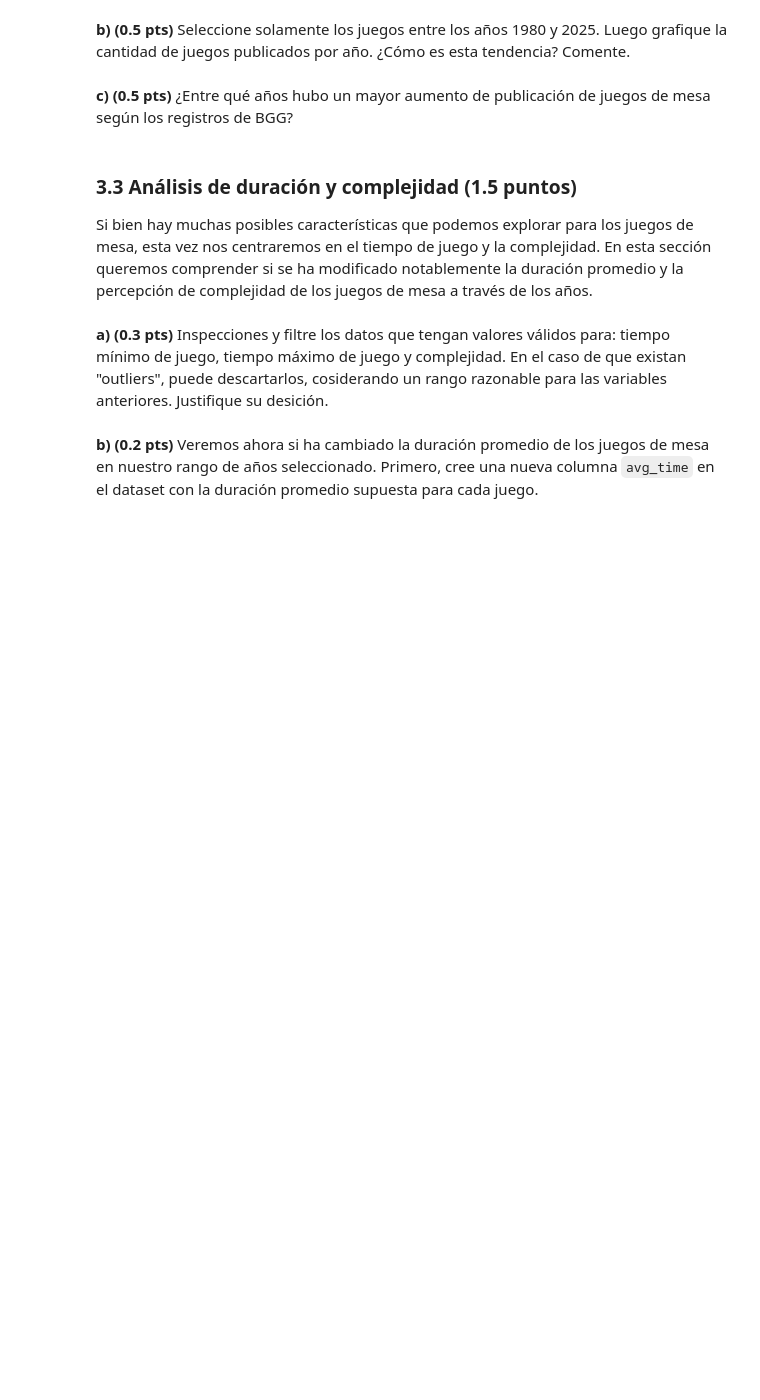
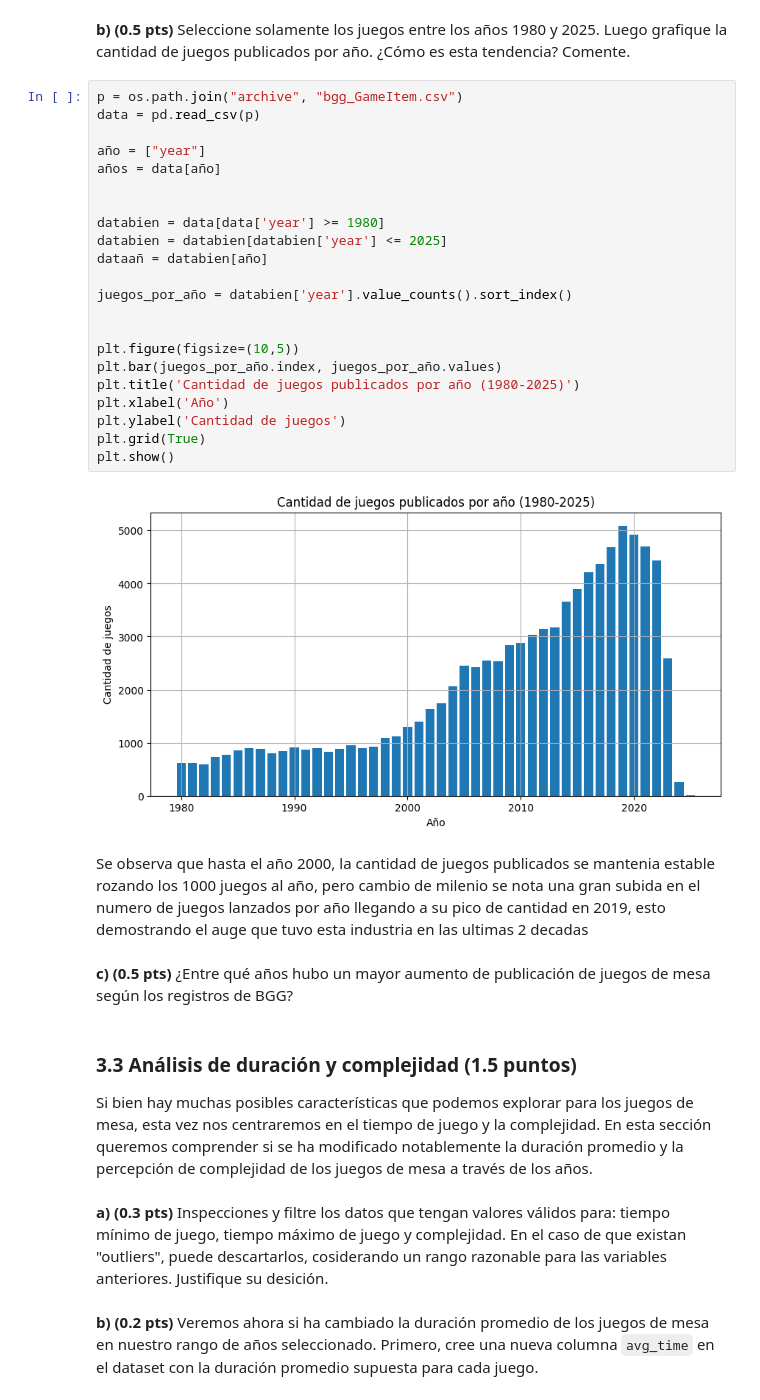
Before and after one commit to GadzuGB1991/IMT2200-Gaspar-Yanez, a Jupyter notebook: tarea 01/IMT2200-25s2 - Tarea 01.ipynb, the cells around one changed output. Saved outputs shown, nothing was run; the diff lists cells and outputs as text; blank space fills up the shorter version.

```diff
--- a/tarea 01/IMT2200-25s2 - Tarea 01.ipynb
+++ b/tarea 01/IMT2200-25s2 - Tarea 01.ipynb
@@ -144,5 +147,31 @@ InvalidIndexError: (0         True
 # %% [markdown]
 **b) (0.5 pts)** Seleccione solamente los juegos entre los años 1980 y 2025. Luego grafique la cantidad de juegos publicados por año. ¿Cómo es esta tendencia? Comente.
+# %%
+p = os.path.join("archive", "bgg_GameItem.csv")
+data = pd.read_csv(p)
+
+año = ["year"]
+años = data[año]
+
+
+databien = data[data['year'] >= 1980]
+databien = databien[databien['year'] <= 2025]
+dataañ = databien[año]
+
+juegos_por_año = databien['year'].value_counts().sort_index()
+
+
+plt.figure(figsize=(10,5))
+plt.bar(juegos_por_año.index, juegos_por_año.values)
+plt.title('Cantidad de juegos publicados por año (1980-2025)')
+plt.xlabel('Año')
+plt.ylabel('Cantidad de juegos')
+plt.grid(True)
+plt.show()
+# %% [output]
+[figure, added]
+# %% [markdown]
+Se observa que hasta el año 2000, la cantidad de juegos publicados se mantenia estable rozando los 1000 juegos al año, pero cambio de milenio se nota una gran subida en el numero de juegos lanzados por año llegando a su pico de cantidad en 2019, esto demostrando el auge que tuvo esta industria en las ultimas 2 decadas
 # %% [markdown]
 **c) (0.5 pts)** ¿Entre qué años hubo un mayor aumento de publicación de juegos de mesa según los registros de BGG?
 # %% [markdown]
```
Also changed, not shown: parts of 3 cells of this notebook.
